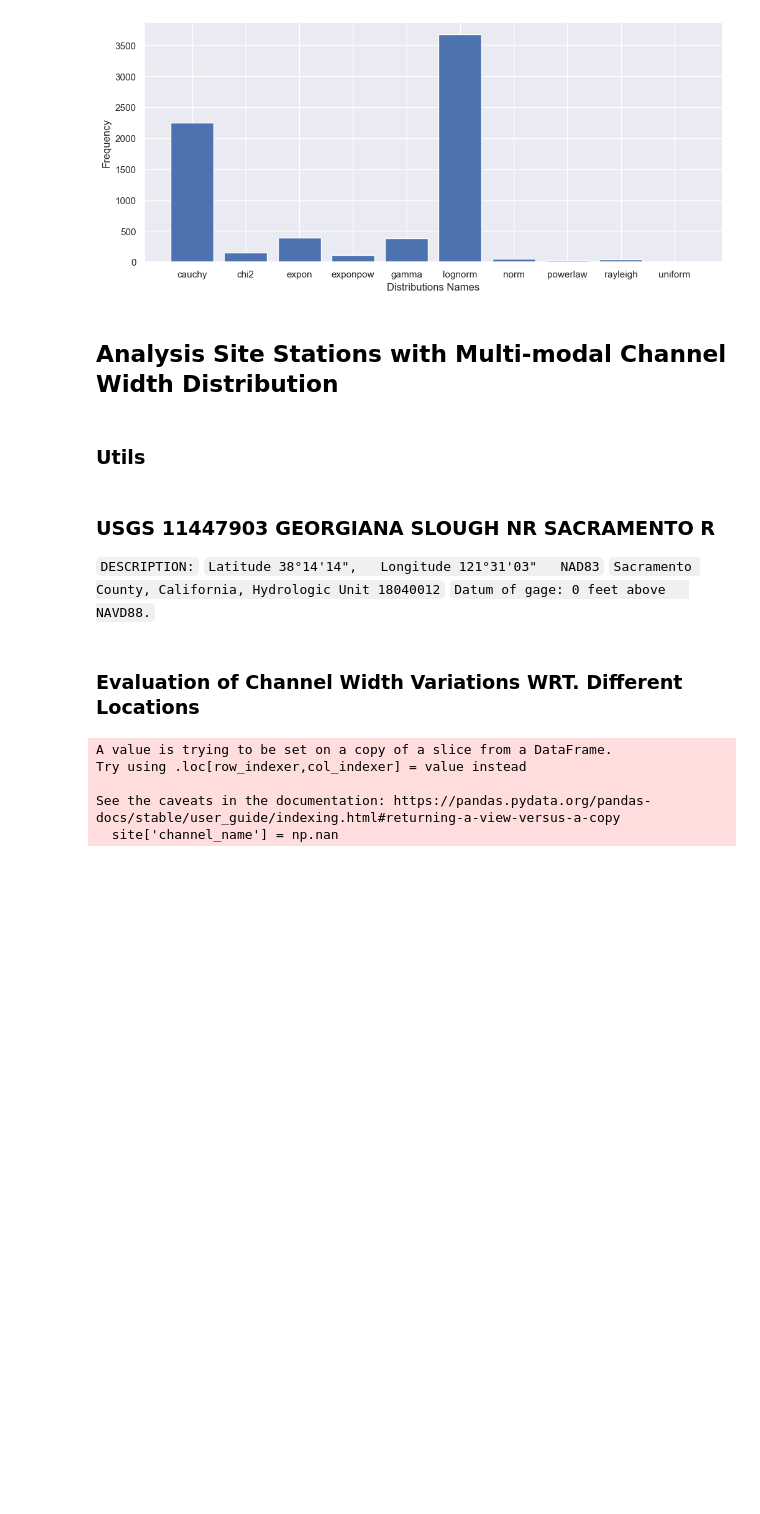
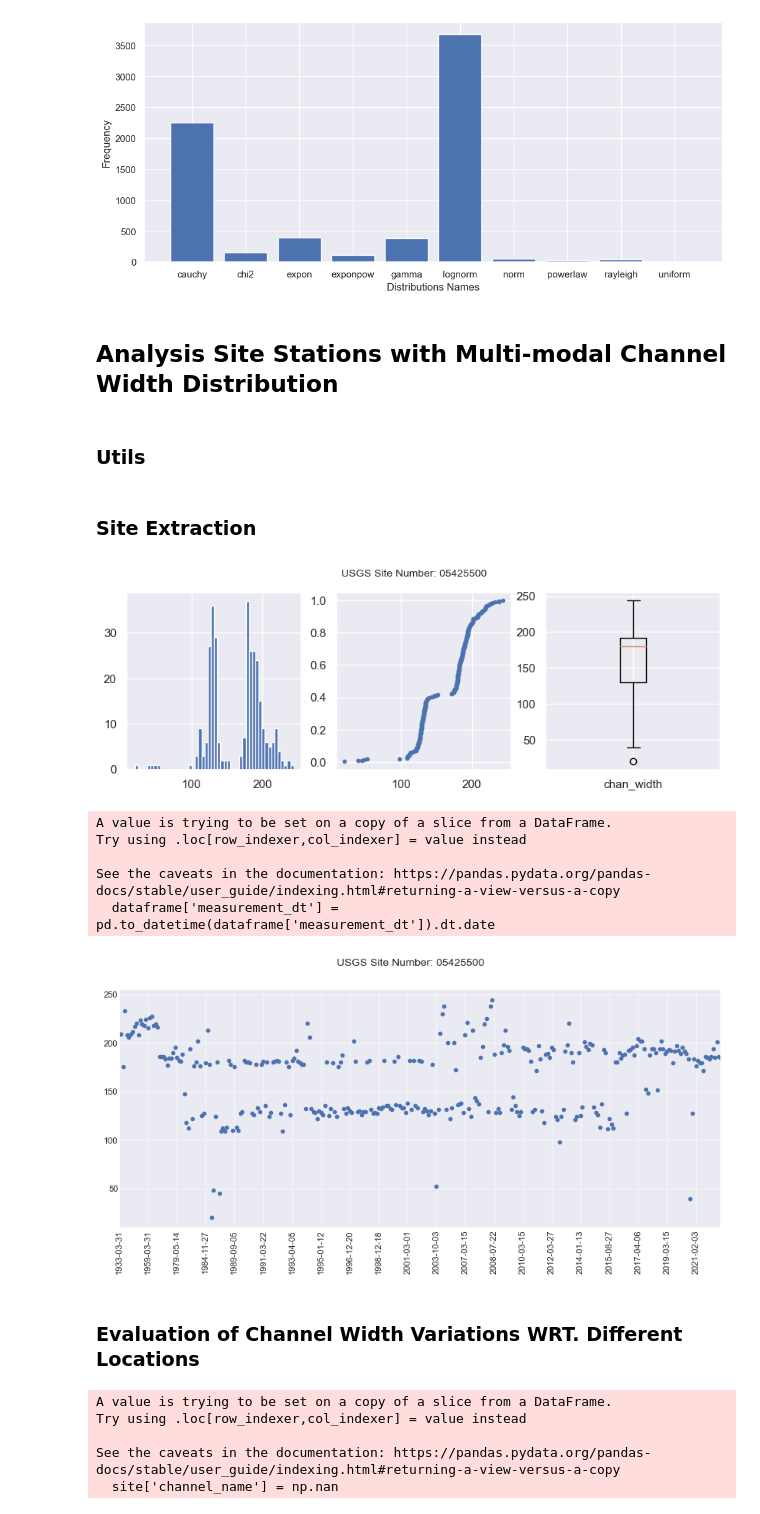
Before and after one commit to smhassanerfani/si2022, a Jupyter notebook: tauraat/tauraat_width_analysis.ipynb, the cells around one changed output. Cells and saved outputs as stored; diff of their text form; code cells hidden in the pictures; blank space fills up the shorter version.

Commit message:
analyize new site stations

```diff
--- a/tauraat/tauraat_width_analysis.ipynb
+++ b/tauraat/tauraat_width_analysis.ipynb
@@ -128,15 +128,19 @@ def stat_plot(dataframe, site_no, column_name, save_png=False, cl=False):
         data = data[data > data.quantile(1-cl)]
         data = data[data < data.quantile(cl)]
 
-    fig, (ax1, ax2) = plt.subplots(ncols=2, figsize=(10, 4))
+    fig, (ax1, ax2, ax3) = plt.subplots(ncols=3, figsize=(10, 3))
 
     ax1.hist(data, bins=50)
     # ax1.set_xlabel(column_name)
 
-    ax2.boxplot(data)
-    ax2.set_xticklabels([column_name])
+    x = np.sort(data.to_numpy())
+    y = np.arange(1, len(data)+1) / len(data)
+    ax2.plot(x, y, linestyle='none', marker='.')
+
+    ax3.boxplot(data)
+    ax3.set_xticklabels([column_name])
     # ax2.2tick_params(axis='x', labelrotation=45, labelsize=12)
-    ax2.grid(True)
+    ax3.grid(True)
 
     plt.suptitle(f'USGS Site Number: {site_no}', size=10)
 
@@ -205,17 +209,21 @@ def plot_site_clusters(dataframe, labels, site_no, column_name, save_png=False):
     if save_png:
         fig.savefig(f'./data/{site_no}_cluster.png', bbox_inches='tight', pad_inches=0.1)
     plt.show()
-# %% [markdown]
-### USGS 11447903 GEORGIANA SLOUGH NR SACRAMENTO R
-`DESCRIPTION:`
-`Latitude 38°14'14",   Longitude 121°31'03"   NAD83`
-`Sacramento County, California, Hydrologic Unit 18040012`
-`Datum of gage: 0 feet above   NAVD88.`
+# %% [markdown]
+### Site Extraction
 # %%
-site_no='11447903'
-site = site_extraction(site_no)
-# stat_plot(site, site_no, 'chan_width', save_png=True)
-# plot_site_records(site, site_no, 'chan_width', save_png=True)
+site_no='05425500'
+site = site_extraction(site_no, save_csv=True)
+stat_plot(site, site_no, 'chan_width', save_png=False)
+plot_site_records(site, site_no, 'chan_width', save_png=False)
+# %% [output]
+[figure, added]
+A value is trying to be set on a copy of a slice from a DataFrame.
+Try using .loc[row_indexer,col_indexer] = value instead
+
+See the caveats in the documentation: https://pandas.pydata.org/pandas-docs/stable/user_guide/indexing.html#returning-a-view-versus-a-copy
+  dataframe['measurement_dt'] = pd.to_datetime(dataframe['measurement_dt']).dt.date
+[figure, added]
 # %% [markdown]
 ### Evaluation of Channel Width Variations WRT. Different Locations
 # %%
```
Also changed, not shown: parts of 2 cells of this notebook.
